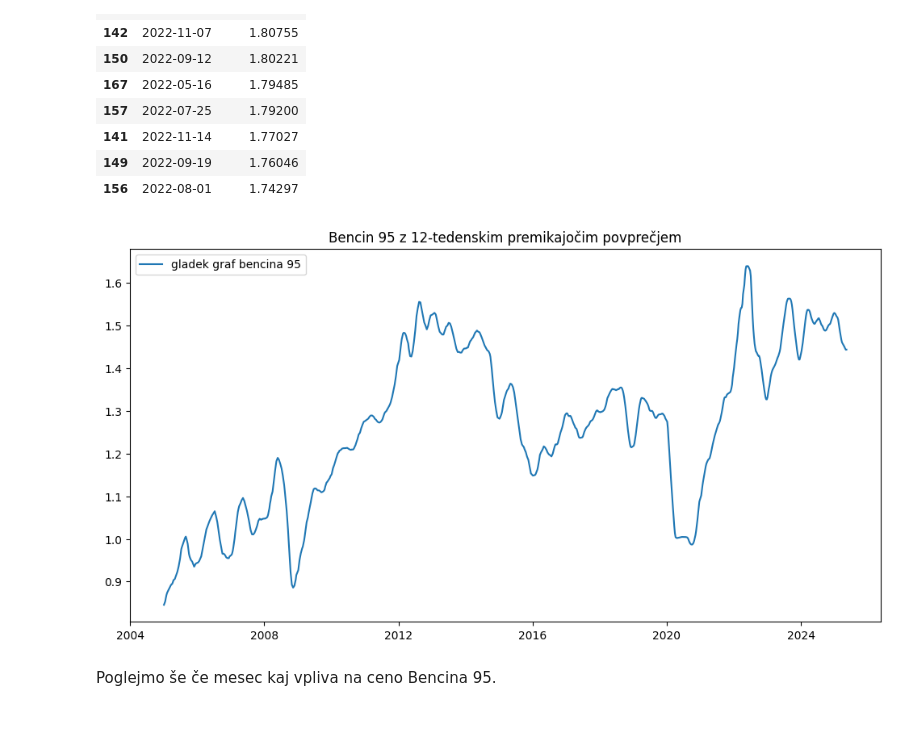
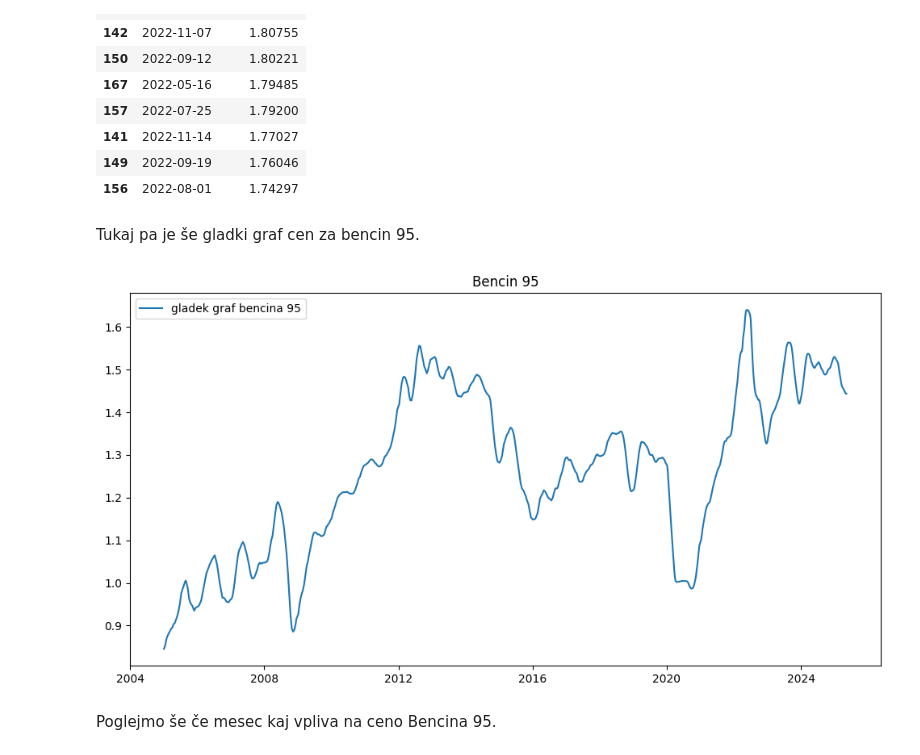
Before and after one commit to KristjanKuster/Projektna-Naloga-UVP, a Jupyter notebook: analiza.ipynb, the cells around one changed output. Saved outputs shown, nothing was run; the diff lists cells and outputs as text; code cells hidden in the pictures; blank space fills up the shorter version.

```diff
--- a/analiza.ipynb
+++ b/analiza.ipynb
@@ -168,15 +168,17 @@ največje_cene_DIzela
 | 141 | 2022-11-14 | 1.77027 |
 | 149 | 2022-09-19 | 1.76046 |
 | 156 | 2022-08-01 | 1.74297 |
+# %% [markdown]
+Tukaj pa je še gladki graf cen za bencin 95.
 # %%
-cene['gladko_95'] = cene['Cena_95'].rolling(window=12).mean()  # premikajoče povprečje 12 tednov
+cene['gladko_95'] = cene['Cena_95'].rolling(window=12).mean()
 plot.figure(figsize=(12,6))
 plot.plot(cene['Datum'], cene['gladko_95'], label='gladek graf bencina 95')
 plot.legend()
-plot.title('Bencin 95 z 12-tedenskim premikajočim povprečjem')
+plot.title('Bencin 95')
 plot.show()
 # %% [output]
-[figure, old version]
+[figure, new version]
 # %% [markdown]
 Poglejmo še če mesec kaj vpliva na ceno Bencina 95.
 # %%
```
